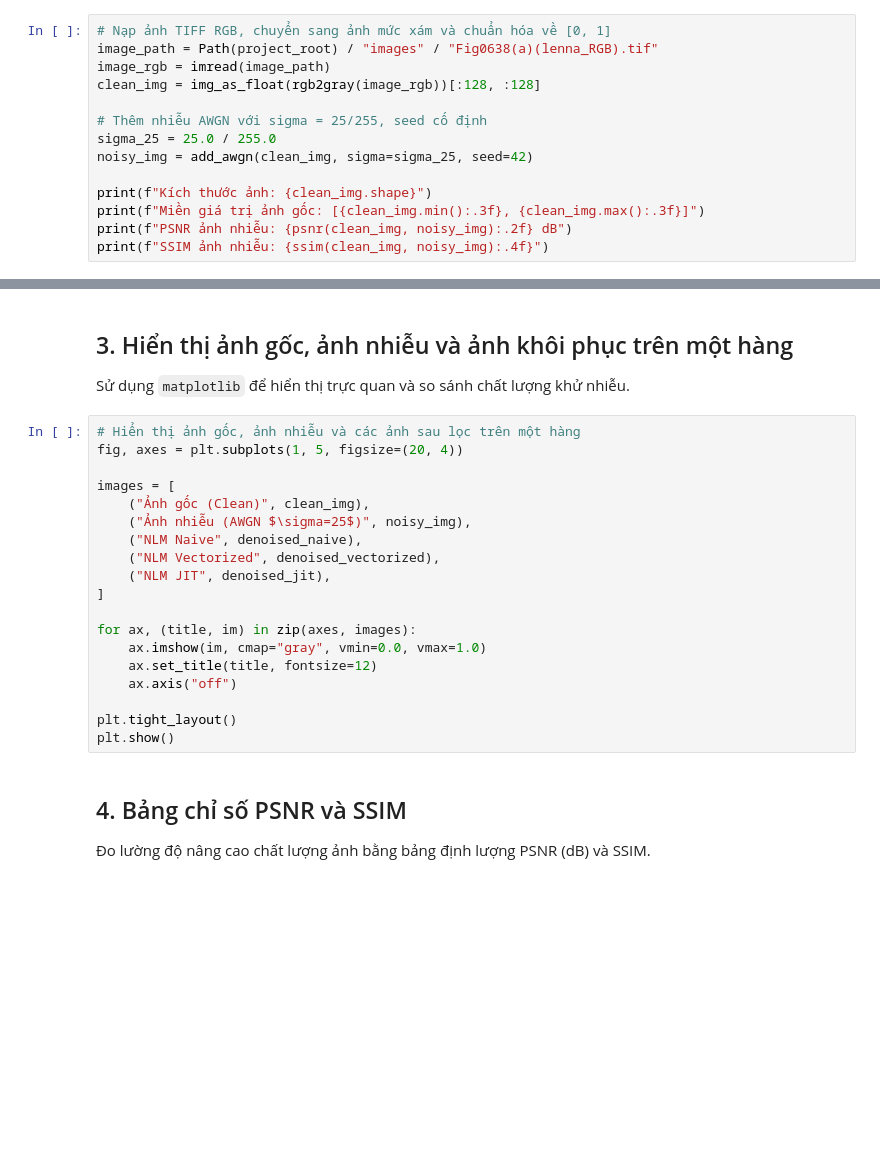
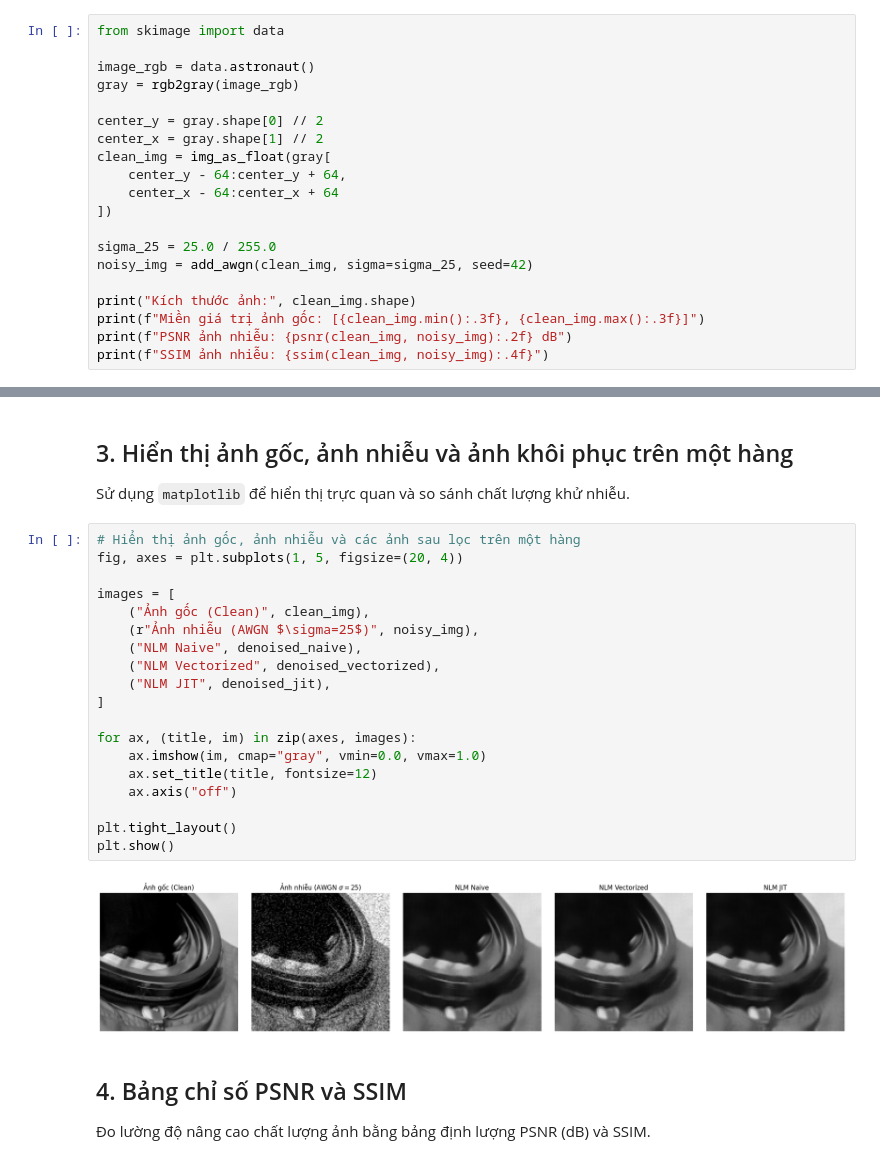
Before and after one commit to thang260205/DIP-2026-2027, a Jupyter notebook: notebooks/demo.ipynb, the cells around one changed output, grey strips where cells are left out. Drawn from its saved outputs; the diff is of its cells as text; blank space fills up the shorter version.

Commit message:
fix image reading and colab uploading

```diff
--- a/notebooks/demo.ipynb
+++ b/notebooks/demo.ipynb
@@ -66,16 +58,22 @@ FileNotFoundError: Khong tim thay thu muc 'nlm'. Mo notebook trong thu muc nlm_p
 ## 1. Nạp ảnh gốc và thêm nhiễu AWGN ($\sigma = 25/255$)
 Nạp ảnh TIFF trong thư mục `images`, chuyển ảnh RGB sang ảnh mức xám và chuẩn hóa về float trong khoảng [0, 1], sau đó thêm nhiễu Gauss với seed cố định.
 # %%
-# Nạp ảnh TIFF RGB, chuyển sang ảnh mức xám và chuẩn hóa về [0, 1]
-image_path = Path(project_root) / "images" / "Fig0638(a)(lenna_RGB).tif"
-image_rgb = imread(image_path)
-clean_img = img_as_float(rgb2gray(image_rgb))[:128, :128]
+from skimage import data
 
-# Thêm nhiễu AWGN với sigma = 25/255, seed cố định
+image_rgb = data.astronaut()
+gray = rgb2gray(image_rgb)
+
+center_y = gray.shape[0] // 2
+center_x = gray.shape[1] // 2
+clean_img = img_as_float(gray[
+    center_y - 64:center_y + 64,
+    center_x - 64:center_x + 64
+])
+
 sigma_25 = 25.0 / 255.0
 noisy_img = add_awgn(clean_img, sigma=sigma_25, seed=42)
 
-print(f"Kích thước ảnh: {clean_img.shape}")
+print("Kích thước ảnh:", clean_img.shape)
 print(f"Miền giá trị ảnh gốc: [{clean_img.min():.3f}, {clean_img.max():.3f}]")
 print(f"PSNR ảnh nhiễu: {psnr(clean_img, noisy_img):.2f} dB")
 print(f"SSIM ảnh nhiễu: {ssim(clean_img, noisy_img):.4f}")
@@ -100,22 +105,24 @@ Sử dụng `matplotlib` để hiển thị trực quan và so sánh chất lư
 # %%
 # Hiển thị ảnh gốc, ảnh nhiễu và các ảnh sau lọc trên một hàng
 fig, axes = plt.subplots(1, 5, figsize=(20, 4))
 
 images = [
     ("Ảnh gốc (Clean)", clean_img),
-    ("Ảnh nhiễu (AWGN $\sigma=25$)", noisy_img),
+    (r"Ảnh nhiễu (AWGN $\sigma=25$)", noisy_img),
     ("NLM Naive", denoised_naive),
     ("NLM Vectorized", denoised_vectorized),
     ("NLM JIT", denoised_jit),
 ]
 
 for ax, (title, im) in zip(axes, images):
     ax.imshow(im, cmap="gray", vmin=0.0, vmax=1.0)
     ax.set_title(title, fontsize=12)
     ax.axis("off")
 
 plt.tight_layout()
 plt.show()
+# %% [output]
+[figure, added]
 # %% [markdown]
 ## 4. Bảng chỉ số PSNR và SSIM
 Đo lường độ nâng cao chất lượng ảnh bằng bảng định lượng PSNR (dB) và SSIM.
```
Also changed, not shown: parts of 6 cells of this notebook.
